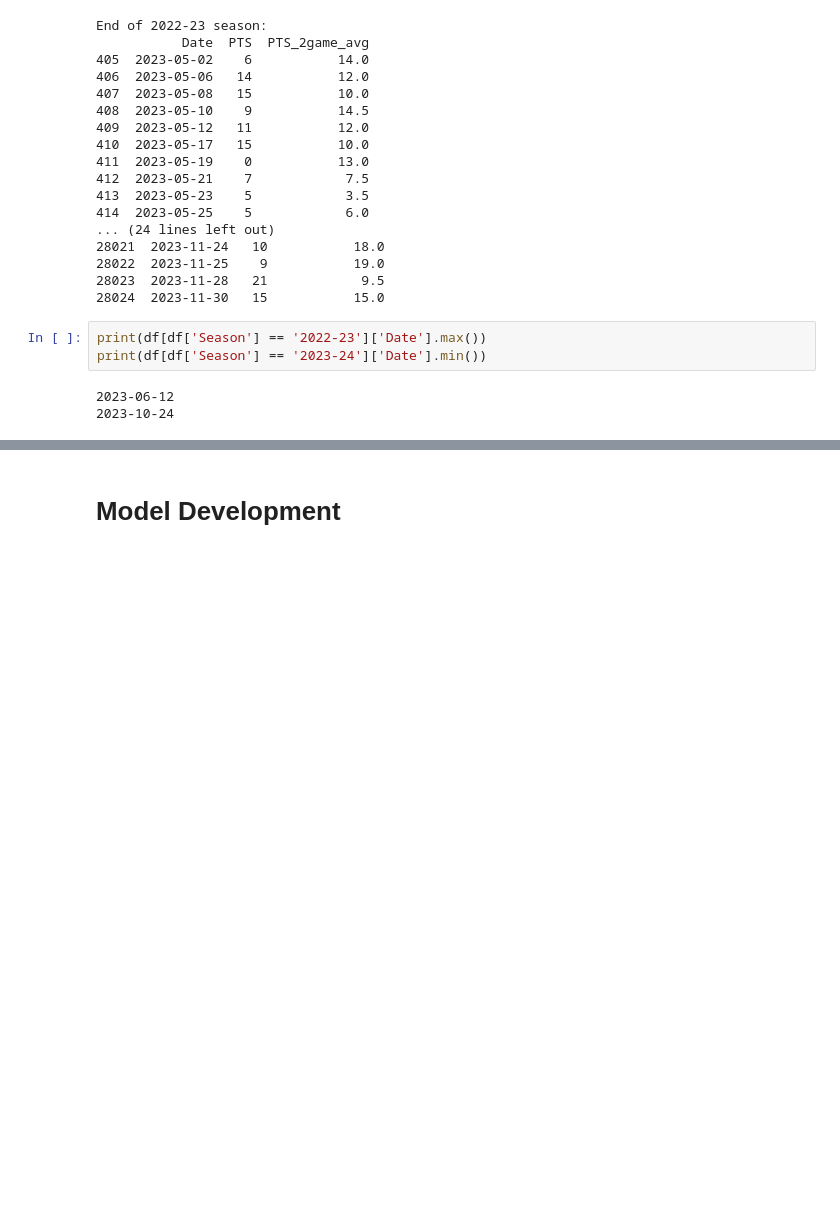
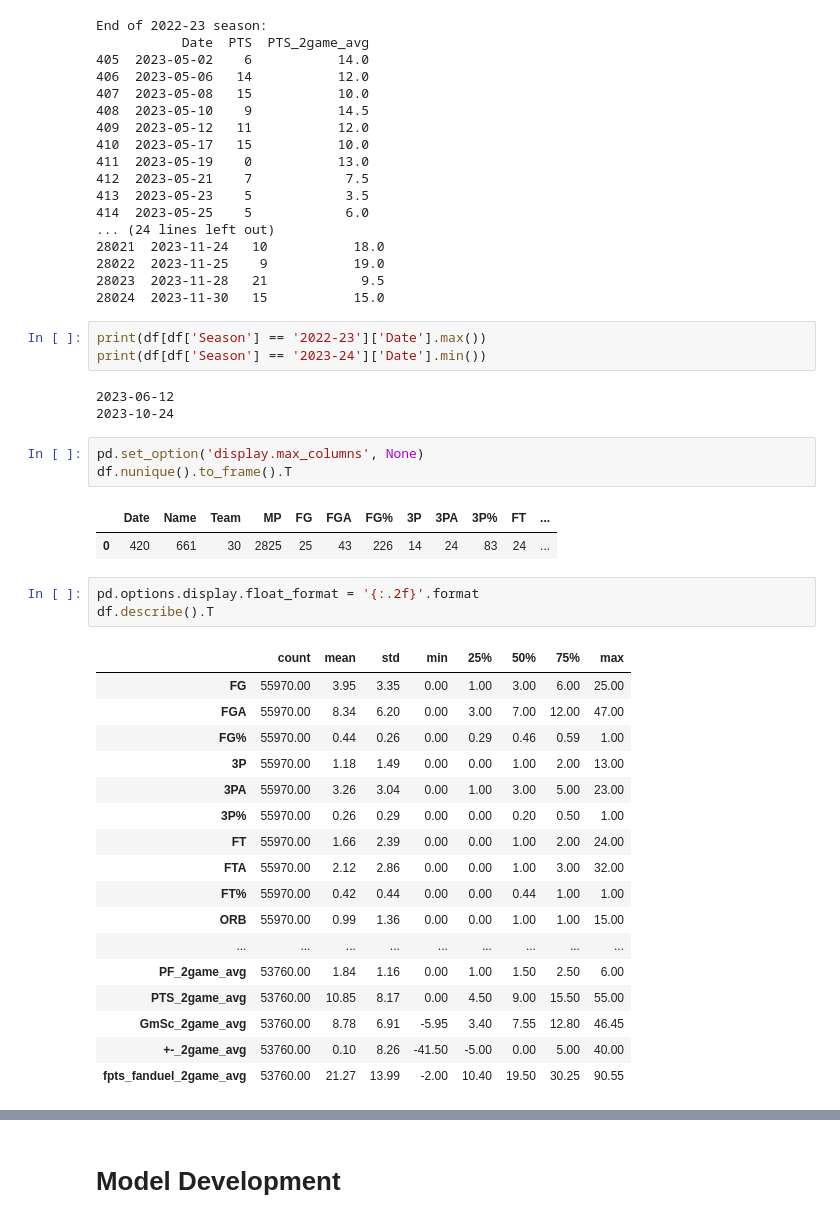
Before and after one commit to sammig6i/NBA-Fantasy-Points-Prediction, a Jupyter notebook: notebooks/model_development.ipynb, the cells around one changed output, grey strips where cells are left out. Saved outputs shown, nothing was run; the diff lists cells and outputs as text; blank space fills up the shorter version.

```diff
--- a/notebooks/model_development.ipynb
+++ b/notebooks/model_development.ipynb
@@ -135,3 +122,30 @@ print(df[df['Season'] == '2023-24']['Date'].min())
 # %% [output]
 2023-06-12
 2023-10-24
+# %%
+pd.set_option('display.max_columns', None)
+df.nunique().to_frame().T
+# %% [output]
+|  | Date | Name | Team | MP | FG | FGA | FG% | 3P | 3PA | 3P% | FT | ... |
+| 0 | 420 | 661 | 30 | 2825 | 25 | 43 | 226 | 14 | 24 | 83 | 24 | ... |
+# %%
+pd.options.display.float_format = '{:.2f}'.format
+df.describe().T
+# %% [output]
+|  | count | mean | std | min | 25% | 50% | 75% | max |
+| FG | 55970.00 | 3.95 | 3.35 | 0.00 | 1.00 | 3.00 | 6.00 | 25.00 |
+| FGA | 55970.00 | 8.34 | 6.20 | 0.00 | 3.00 | 7.00 | 12.00 | 47.00 |
+| FG% | 55970.00 | 0.44 | 0.26 | 0.00 | 0.29 | 0.46 | 0.59 | 1.00 |
+| 3P | 55970.00 | 1.18 | 1.49 | 0.00 | 0.00 | 1.00 | 2.00 | 13.00 |
+| 3PA | 55970.00 | 3.26 | 3.04 | 0.00 | 1.00 | 3.00 | 5.00 | 23.00 |
+| 3P% | 55970.00 | 0.26 | 0.29 | 0.00 | 0.00 | 0.20 | 0.50 | 1.00 |
+| FT | 55970.00 | 1.66 | 2.39 | 0.00 | 0.00 | 1.00 | 2.00 | 24.00 |
+| FTA | 55970.00 | 2.12 | 2.86 | 0.00 | 0.00 | 1.00 | 3.00 | 32.00 |
+| FT% | 55970.00 | 0.42 | 0.44 | 0.00 | 0.00 | 0.44 | 1.00 | 1.00 |
+| ORB | 55970.00 | 0.99 | 1.36 | 0.00 | 0.00 | 1.00 | 1.00 | 15.00 |
+| ... | ... | ... | ... | ... | ... | ... | ... | ... |
+| PF_2game_avg | 53760.00 | 1.84 | 1.16 | 0.00 | 1.00 | 1.50 | 2.50 | 6.00 |
+| PTS_2game_avg | 53760.00 | 10.85 | 8.17 | 0.00 | 4.50 | 9.00 | 15.50 | 55.00 |
+| GmSc_2game_avg | 53760.00 | 8.78 | 6.91 | -5.95 | 3.40 | 7.55 | 12.80 | 46.45 |
+| +-_2game_avg | 53760.00 | 0.10 | 8.26 | -41.50 | -5.00 | 0.00 | 5.00 | 40.00 |
+| fpts_fanduel_2game_avg | 53760.00 | 21.27 | 13.99 | -2.00 | 10.40 | 19.50 | 30.25 | 90.55 |
```
Also changed, not shown: parts of 20 cells of this notebook, 2 other files.
